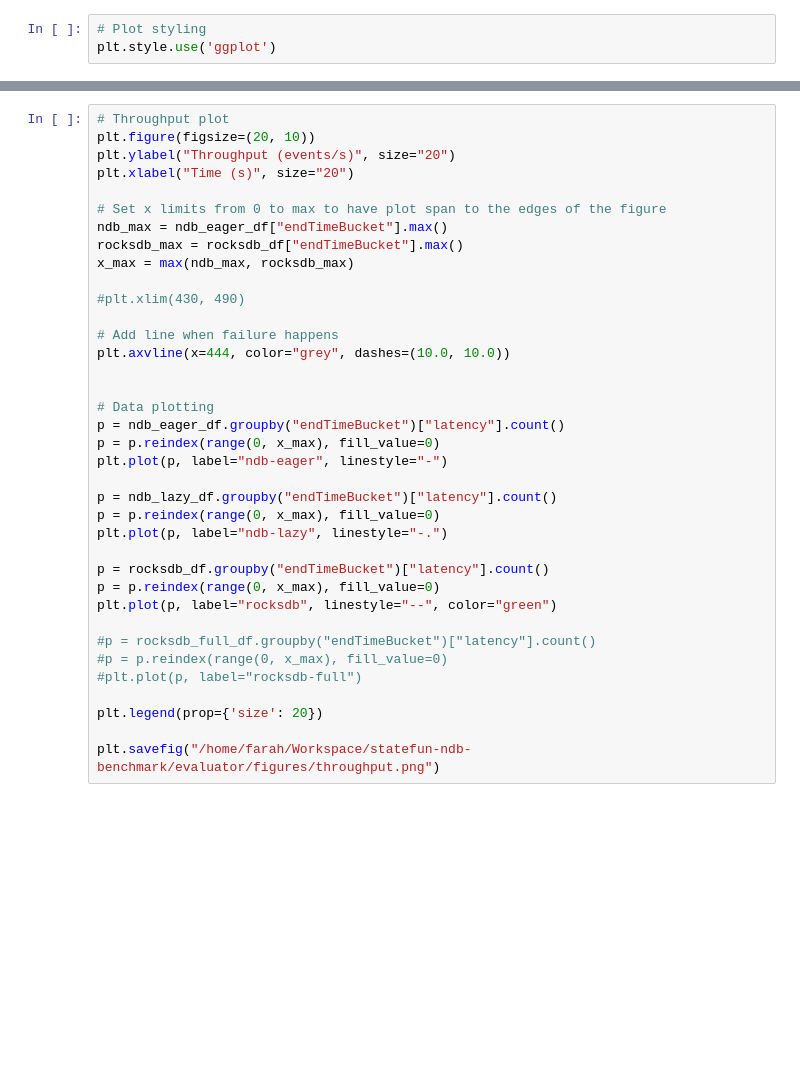
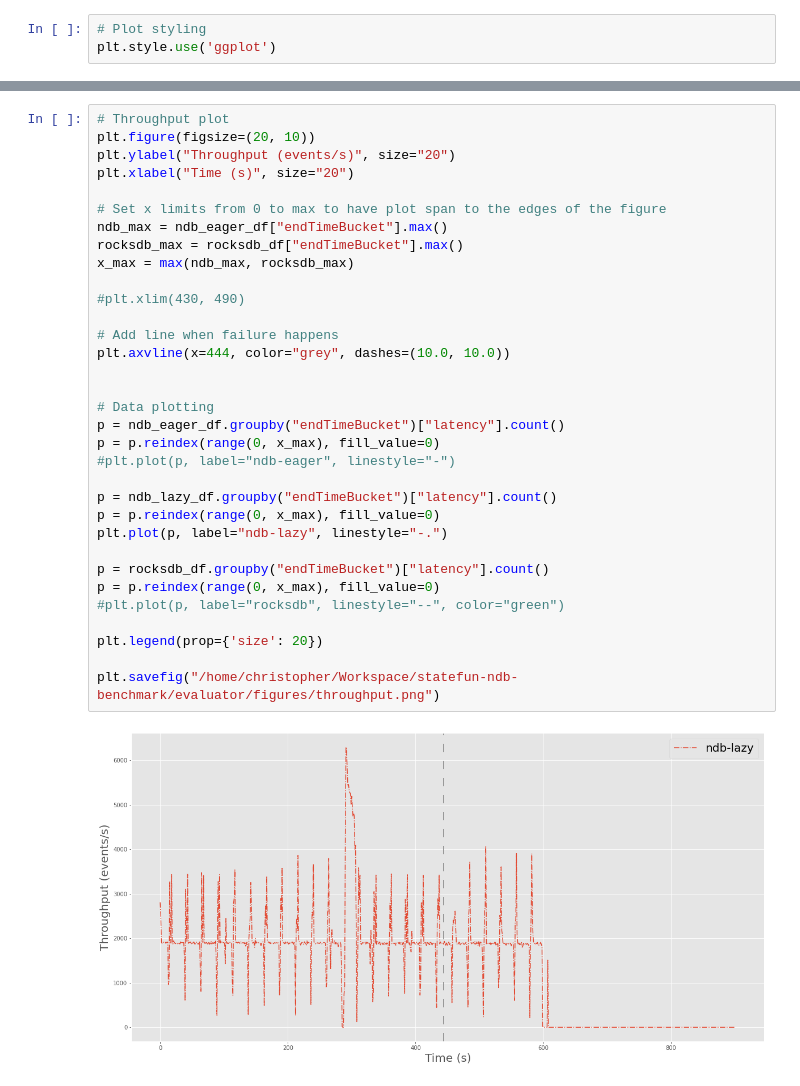
Before and after one commit to ChristopherGustafson/statefun-ndb-benchmark, a Jupyter notebook: evaluator/evaluator.ipynb, the cells around one changed output, grey strips where cells are left out. Cells and saved outputs as stored; diff of their text form; blank space fills up the shorter version.

```diff
--- a/evaluator/evaluator.ipynb
+++ b/evaluator/evaluator.ipynb
@@ -117,37 +113,35 @@ FileNotFoundError: [Errno 2] No such file or directory: '/home/farah/Workspace/s
 # %%
 # Throughput plot
 plt.figure(figsize=(20, 10))
 plt.ylabel("Throughput (events/s)", size="20")
 plt.xlabel("Time (s)", size="20")
 
 # Set x limits from 0 to max to have plot span to the edges of the figure
 ndb_max = ndb_eager_df["endTimeBucket"].max()
 rocksdb_max = rocksdb_df["endTimeBucket"].max()
 x_max = max(ndb_max, rocksdb_max)
 
 #plt.xlim(430, 490)
 
 # Add line when failure happens
 plt.axvline(x=444, color="grey", dashes=(10.0, 10.0))
 
 
 # Data plotting
 p = ndb_eager_df.groupby("endTimeBucket")["latency"].count()
 p = p.reindex(range(0, x_max), fill_value=0)
-plt.plot(p, label="ndb-eager", linestyle="-")
+#plt.plot(p, label="ndb-eager", linestyle="-")
 
 p = ndb_lazy_df.groupby("endTimeBucket")["latency"].count()
 p = p.reindex(range(0, x_max), fill_value=0)
 plt.plot(p, label="ndb-lazy", linestyle="-.")
 
 p = rocksdb_df.groupby("endTimeBucket")["latency"].count()
 p = p.reindex(range(0, x_max), fill_value=0)
-plt.plot(p, label="rocksdb", linestyle="--", color="green")
-
-#p = rocksdb_full_df.groupby("endTimeBucket")["latency"].count()
-#p = p.reindex(range(0, x_max), fill_value=0)
-#plt.plot(p, label="rocksdb-full")
+#plt.plot(p, label="rocksdb", linestyle="--", color="green")
 
 plt.legend(prop={'size': 20})
 
-plt.savefig("/home/farah/Workspace/statefun-ndb-benchmark/evaluator/figures/throughput.png")
+plt.savefig("/home/christopher/Workspace/statefun-ndb-benchmark/evaluator/figures/throughput.png")
+# %% [output]
+[figure, added]
```
Also changed, not shown: parts of 3 cells of this notebook, 30 other files.
